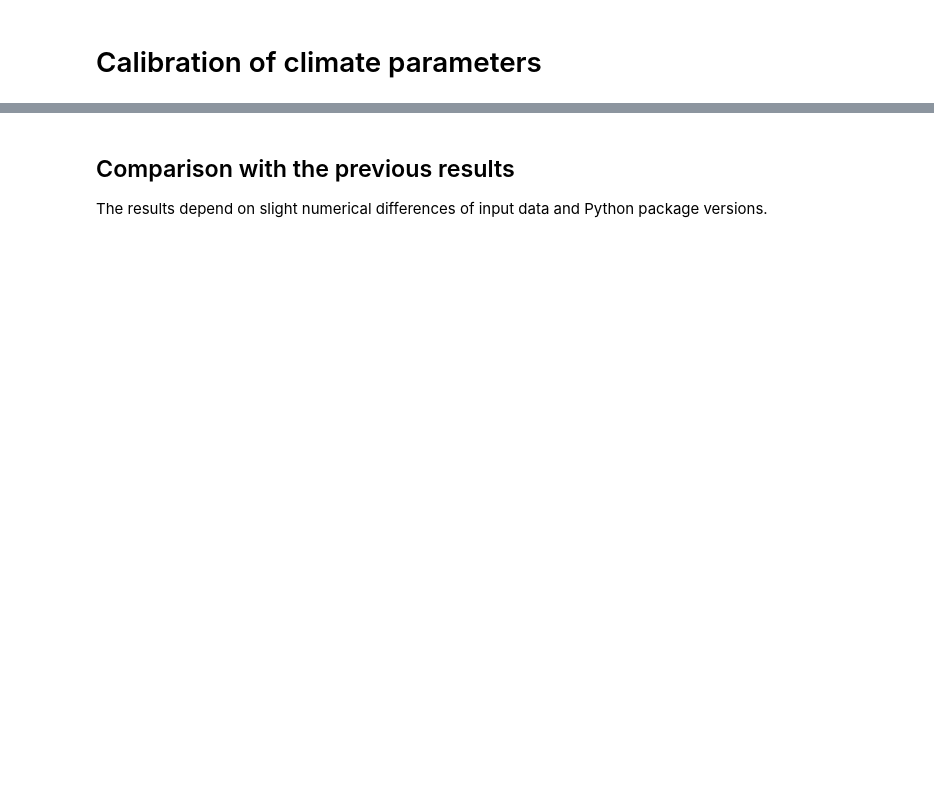
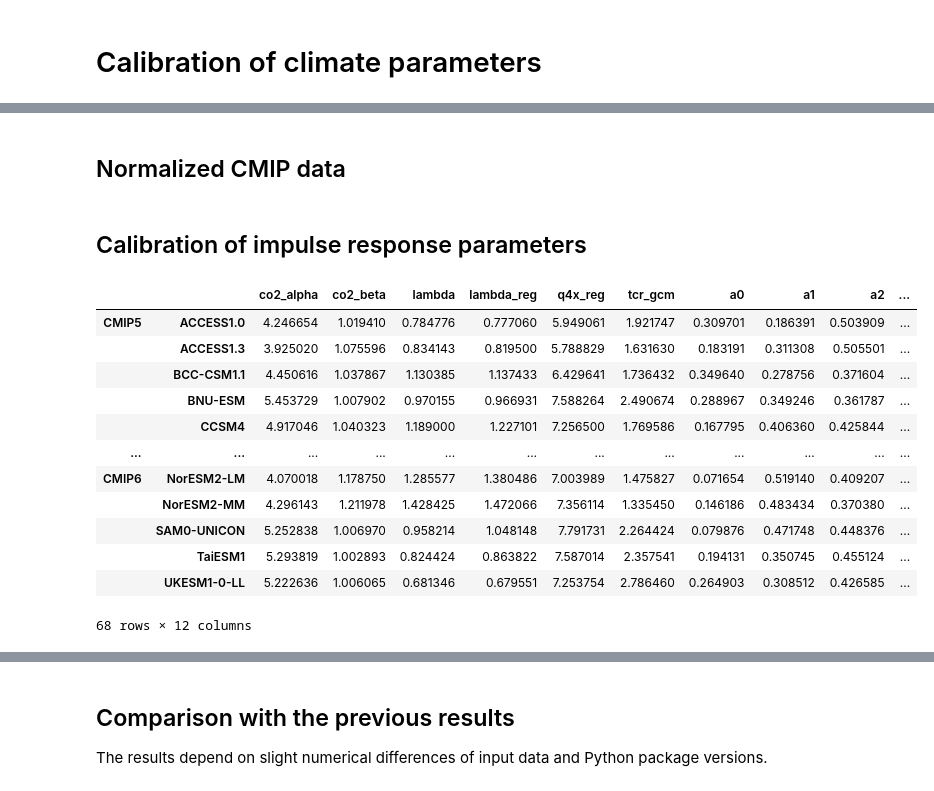
Before and after one commit to tsutsui1872/mce, a Jupyter notebook: notebook/calib_climate.ipynb, the cells around one changed output, grey strips where cells are left out. Saved outputs shown, nothing was run; the diff lists cells and outputs as text; code cells hidden in the pictures; blank space fills up the shorter version.

Commit message:
climate calibration restructured

```diff
--- a/notebook/calib_climate.ipynb
+++ b/notebook/calib_climate.ipynb
@@ -385,0 +11,2 @@ _ = myplt.figure.text(
+# %% [markdown]
+## Normalized CMIP data
@@ -385,0 +17,2 @@ _ = myplt.figure.text(
+# %% [markdown]
+## Calibration of impulse response parameters
@@ -385,0 +71,16 @@ _ = myplt.figure.text(
+# %%
+df_parms
+# %% [output]
+|  |  | co2_alpha | co2_beta | lambda | lambda_reg | q4x_reg | tcr_gcm | a0 | a1 | a2 | ... |
+| CMIP5 | ACCESS1.0 | 4.246654 | 1.019410 | 0.784776 | 0.777060 | 5.949061 | 1.921747 | 0.309701 | 0.186391 | 0.503909 | ... |
+|  | ACCESS1.3 | 3.925020 | 1.075596 | 0.834143 | 0.819500 | 5.788829 | 1.631630 | 0.183191 | 0.311308 | 0.505501 | ... |
+|  | BCC-CSM1.1 | 4.450616 | 1.037867 | 1.130385 | 1.137433 | 6.429641 | 1.736432 | 0.349640 | 0.278756 | 0.371604 | ... |
+|  | BNU-ESM | 5.453729 | 1.007902 | 0.970155 | 0.966931 | 7.588264 | 2.490674 | 0.288967 | 0.349246 | 0.361787 | ... |
+|  | CCSM4 | 4.917046 | 1.040323 | 1.189000 | 1.227101 | 7.256500 | 1.769586 | 0.167795 | 0.406360 | 0.425844 | ... |
+| ... | ... | ... | ... | ... | ... | ... | ... | ... | ... | ... | ... |
+| CMIP6 | NorESM2-LM | 4.070018 | 1.178750 | 1.285577 | 1.380486 | 7.003989 | 1.475827 | 0.071654 | 0.519140 | 0.409207 | ... |
+|  | NorESM2-MM | 4.296143 | 1.211978 | 1.428425 | 1.472066 | 7.356114 | 1.335450 | 0.146186 | 0.483434 | 0.370380 | ... |
+|  | SAM0-UNICON | 5.252838 | 1.006970 | 0.958214 | 1.048148 | 7.791731 | 2.264424 | 0.079876 | 0.471748 | 0.448376 | ... |
+|  | TaiESM1 | 5.293819 | 1.002893 | 0.824424 | 0.863822 | 7.587014 | 2.357541 | 0.194131 | 0.350745 | 0.455124 | ... |
+|  | UKESM1-0-LL | 5.222636 | 1.006065 | 0.681346 | 0.679551 | 7.253754 | 2.786460 | 0.264903 | 0.308512 | 0.426585 | ... |
+68 rows × 12 columns
```
Also changed, not shown: parts of 55 cells of this notebook, 6 other files.
